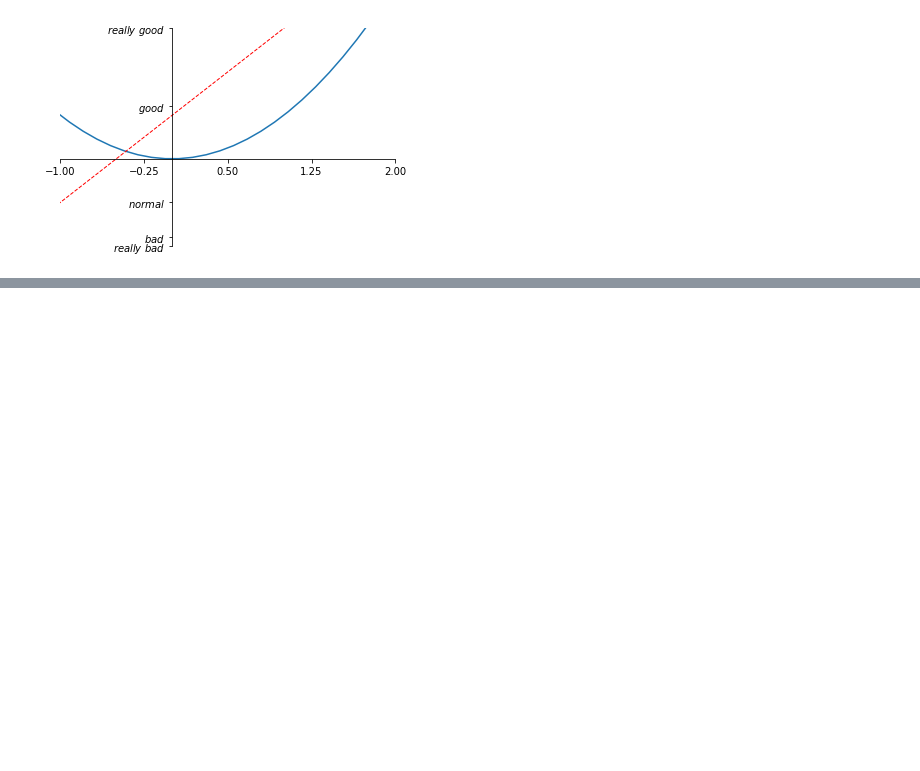
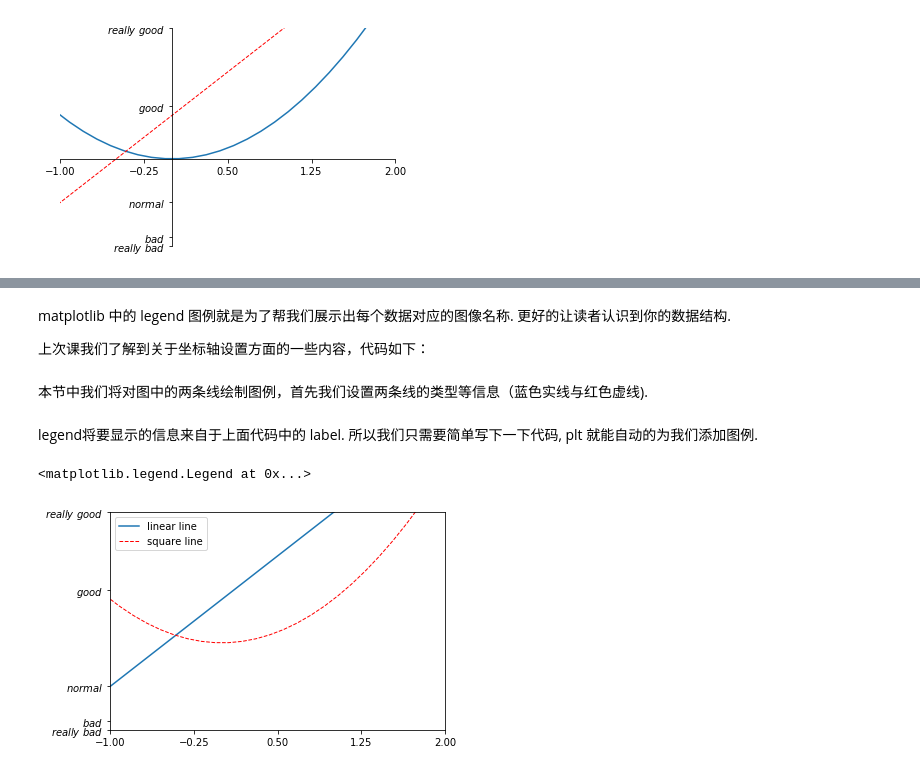
Before and after one commit to van0303/Matplotlib_notebook, a Jupyter notebook: notebooks/00_基本使用.ipynb, the cells around one changed output, grey strips where cells are left out. Cells and saved outputs as stored; diff of their text form; code cells hidden in the pictures; blank space fills up the shorter version.

```diff
--- a/notebooks/00_基本使用.ipynb
+++ b/notebooks/00_基本使用.ipynb
@@ -209,0 +217,37 @@ plt.show()
+# %% [markdown]
+matplotlib 中的 legend 图例就是为了帮我们展示出每个数据对应的图像名称. 更好的让读者认识到你的数据结构.
+
+上次课我们了解到关于坐标轴设置方面的一些内容，代码如下：
+# %% [markdown]
+本节中我们将对图中的两条线绘制图例，首先我们设置两条线的类型等信息（蓝色实线与红色虚线).
+# %% [markdown]
+legend将要显示的信息来自于上面代码中的 label. 所以我们只需要简单写下一下代码, plt 就能自动的为我们添加图例.
+# %%
+import matplotlib.pyplot as plt
+import numpy as np
+
+x = np.linspace(-3, 3, 50)
+y1 = 2*x + 1
+y2 = x**2
+
+plt.figure()
+#set x limits
+plt.xlim((-1, 2))
+plt.ylim((-2, 3))
+
+# set new sticks
+new_sticks = np.linspace(-1, 2, 5)
+plt.xticks(new_sticks)
+# set tick labels
+plt.yticks([-2, -1.8, -1, 1.22, 3],
+           [r'$really\ bad$', r'$bad$', r'$normal$', r'$good$', r'$really\ good$'])
+# set line syles
+l1, = plt.plot(x, y1, label='linear line')
+l2, = plt.plot(x, y2, color='red', linewidth=1.0, linestyle='--', label='square line')
+
+plt.legend(loc='upper left')
+
+# plt.show()
+# %% [output]
+<matplotlib.legend.Legend at 0x...>
+[figure, added]
```
Also changed, not shown: parts of 29 cells of this notebook.
